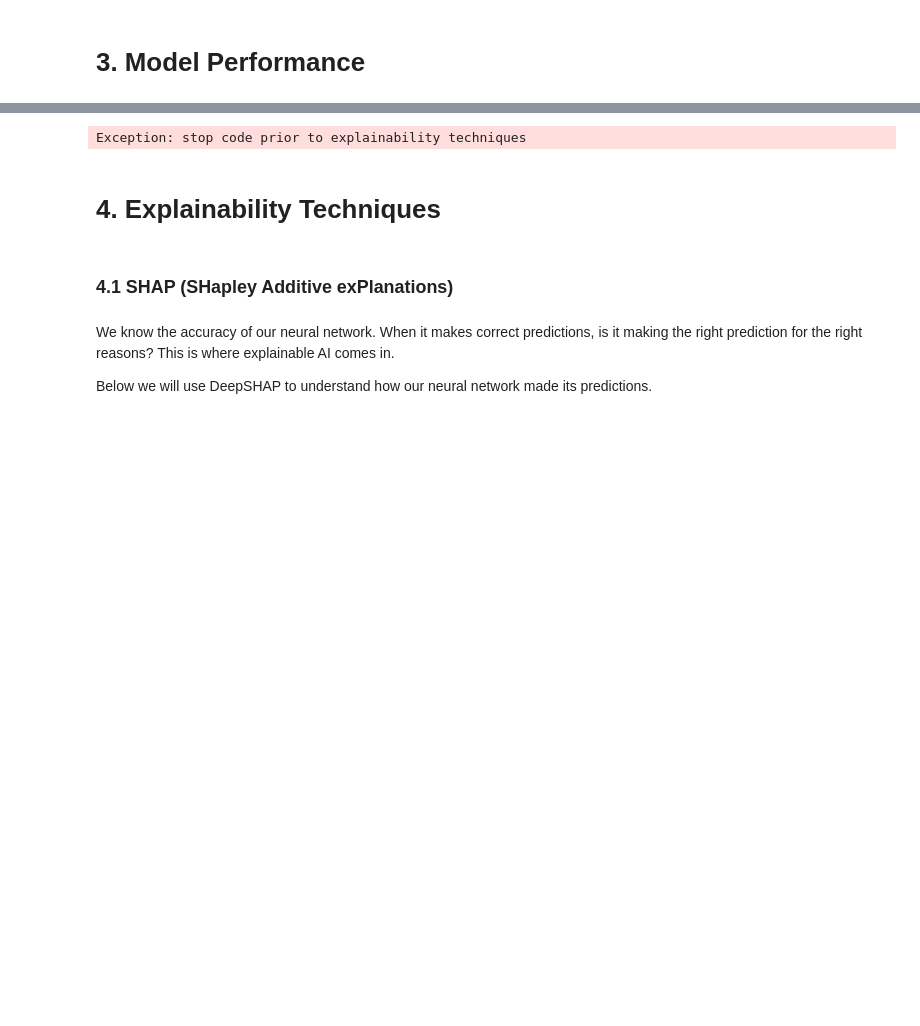
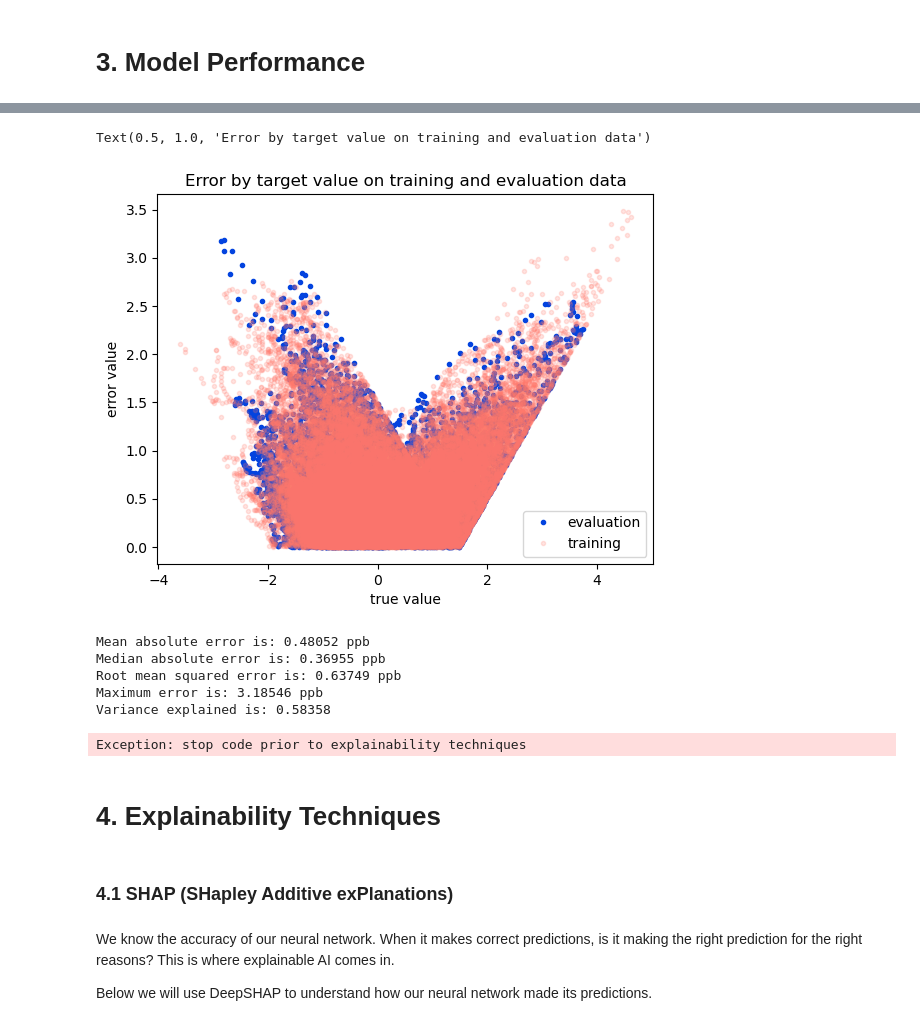
Before and after one commit to dmhuehol/ml-workshop-cuni, a Jupyter notebook: ann_ozone_joshuatree.ipynb, the cells around one changed output, grey strips where cells are left out. Drawn from its saved outputs; the diff is of its cells as text; code cells hidden in the pictures; blank space fills up the shorter version.

```diff
--- a/ann_ozone_joshuatree.ipynb
+++ b/ann_ozone_joshuatree.ipynb
@@ -507,3 +509,36 @@ Text(0, 0.5, 'predicted value')
+# %%
+error_val = np.abs(Pval - Tval)[:,0]
+error_train = np.abs(Ptrain - Ttrain)[:,0]
+plt.figure()
+plt.plot(Tval, error_val, ".", color='xkcd:blue', label='evaluation')
+plt.plot(Ttrain, error_train, ".", color='xkcd:pink', label='training', alpha=0.1)
+plt.legend()
+plt.xlabel("true value")
+plt.ylabel("error value")
+plt.title('Error by target value on training and evaluation data')
+# %% [output]
+Text(0.5, 1.0, 'Error by target value on training and evaluation data')
+[figure, added]
+# %%
+# By default, error metrics are in terms of the standardized data (i.e., in terms of standard deviation)
+
+mae = sklearn.metrics.mean_absolute_error(Tval, Pval)
+print('Mean absolute error is: ' + str(np.round(mae, 5)))
+me_ae = sklearn.metrics.median_absolute_error(Tval, Pval)
+print('Median absolute error is: ' + str(np.round(me_ae, 5)))
+rmse = sklearn.metrics.root_mean_squared_error(Tval, Pval)
+print('Root mean squared error is: ' + str(np.round(rmse, 5)))
+maxe = sklearn.metrics.max_error(Tval, Pval)
+print('Maximum error is: ' + str(np.round(maxe, 5)))
+
+r2 = sklearn.metrics.r2_score(Tval, Pval)
+print('Variance explained is: ' + str(np.round(r2, 5)))
+# %% [output]
+Mean absolute error is: 0.48052 ppb
+Median absolute error is: 0.36955 ppb
+Root mean squared error is: 0.63749 ppb
+Maximum error is: 3.18546 ppb
+Variance explained is: 0.58358
 # %%
 raise Exception("stop code prior to explainability techniques")
 # %% [output]
```
Also changed, not shown: parts of 11 cells of this notebook.
